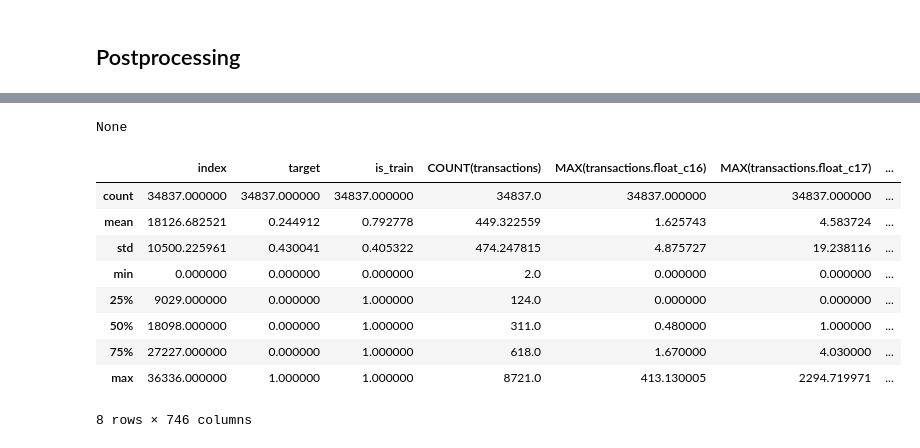
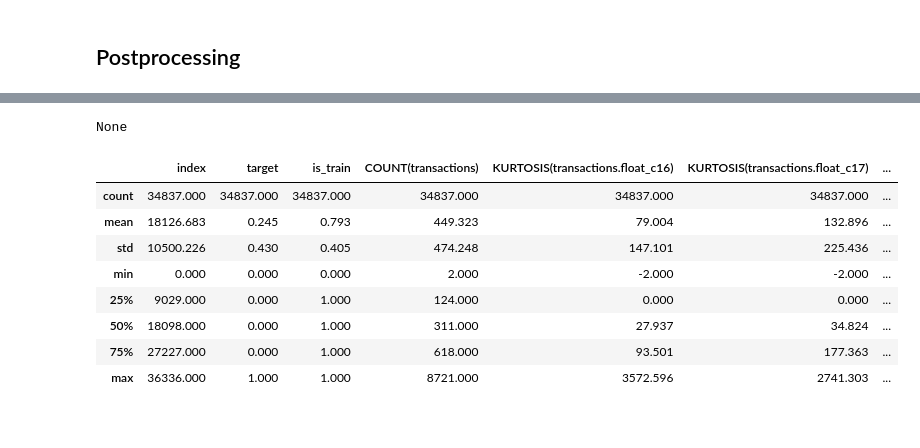
Before and after one commit to danproshyn/ff_internship, a Jupyter notebook: feature_engineering/feature_engineering_auto.ipynb, the cells around one changed output, grey strips where cells are left out. Drawn from its saved outputs; the diff is of its cells as text; code cells hidden in the pictures.

```diff
--- a/feature_engineering/feature_engineering_auto.ipynb
+++ b/feature_engineering/feature_engineering_auto.ipynb
@@ -350,7 +353,7 @@ primitive_options['mean']['include_columns'][df_name] += [
 
 # Numeric
 num_cols = ['float_c16', 'float_c17', 'float_c18', 'int_c19', 'float_c20', 'float_c21']
-for prim in ['mean', 'std', 'min', 'max', 'sum']:
+for prim in ['mean', 'std', 'skew', 'kurtosis', 'min', 'max', 'sum']:
     primitive_options[prim]['include_columns'][df_name] += num_cols
     # primitive_options[prim] = {'include_columns': {df_name: num_cols}}
 
@@ -372,6 +375,9 @@ interesting_values = {
     'cat_c2': [4, 14, 15],
     'cat_c3': [209, 303, 305, 314],
     'int_c19': [-1, 1],
+    'fl_c12': [True, False],
+    'fl_c13': [True, False],
+    'fl_c14': [True, False],
     'tran_date_is_weekend': [True, False],
 }
 es.add_interesting_values(dataframe_name=df_name, values=interesting_values)
@@ -390,7 +396,7 @@ primitive_options['mean']['include_columns'][df_name] += [
 
 # Numeric
 num_cols = ['float_c11', 'float_c12', 'float_c13', 'float_c14', 'float_c15', 'float_c16', 'float_c17']
-for prim in ['mean', 'std', 'min', 'max', 'sum']:
+for prim in ['mean', 'std', 'skew', 'kurtosis', 'min', 'max', 'sum']:
     primitive_options[prim]['include_columns'][df_name] += num_cols
 
 # Categorical
@@ -409,6 +415,8 @@ interesting_values = {
     'cat_c4': [1, 2],
     'cat_c6': [1, 2, 3],
     'cat_c9': [1, 2],
+    'cat_c8': [True, False],
+    'cat_c10': [True, False],
     'activity_date_is_weekend': [True, False],
 }
 es.add_interesting_values(dataframe_name=df_name, values=interesting_values)
@@ -457,7 +465,7 @@ feature_matrix, feature_defs = ft.dfs(
     trans_primitives=['day', 'month', 'weekday', 'is_weekend'],
     where_primitives=['mean', 'sum', 'count'],
     primitive_options=primitive_options,
-    max_depth=1,
+    max_depth=2,
     verbose=True,
     features_only=False,
     n_jobs=1,
@@ -493,8 +501,8 @@ feature_matrix_enc, features_enc = ft.encode_features(
         'MODE(comms.cat_c2)', 'MODE(comms.cat_c3)', 'MODE(comms.cat_c4)', 'MODE(comms.cat_c5)',  # communications
     ],
 )
-ft.save_features(features_enc, '../data/features/feature_definitions_v2.json')
-feature_matrix_enc.to_csv('../data/features/features_auto_v2_raw.csv', index=False)
+ft.save_features(features_enc, '../data/features/feature_definitions_v3.json')
+feature_matrix_enc.to_csv('../data/features/features_auto_v3_raw.csv', index=False)
 
 display(features_enc)
 display(feature_matrix_enc.head())
@@ -527,9 +535,10 @@ def prep_time_gaps(df, date_col, prefix):
 
     return df[['client_id', date_col, gap_col_name]]
 
-df_transactions_gap = prep_time_gaps(transactions_df, 'tran_date', 'tran_date')
-df_activities_gap = prep_time_gaps(activities_df, 'activity_date', 'activity_date')
-df_comms_gap  = prep_time_gaps(comms_df, 'contact_date', 'contact_date')
+df_transactions_ts = prep_time_gaps(transactions_df, 'tran_date', 'tran_date')
+df_transactions_ts['float_c18_diff'] = transactions_df.groupby('client_id')['float_c18'].diff().fillna(0)  # difference between transactions amount
+df_activities_ts = prep_time_gaps(activities_df, 'activity_date', 'activity_date')
+df_comms_ts  = prep_time_gaps(comms_df, 'contact_date', 'contact_date')
 
-display(df_transactions_gap.head(10))
+display(df_transactions_ts.head(10))
 # %% [output]
@@ -630,7 +656,12 @@ df = cyclical.fit_transform(df)
 # Fill  missing data
 cols_to_fill_with_mean = [
     c for c in df.columns
-    if (' WHERE ' in c and c.startswith('MEAN(')) or c.endswith('__skewness')
+    if (' WHERE ' in c and c.startswith('MEAN(')
+        or c.startswith('SKEW(')
+        or c.endswith('__skewness')
+        or c.endswith('__kurtosis')
+        or '__autocorrelation' in c
+        or '__fft_aggregated__aggtype' in c)
 ]
 ami = AddMissingIndicator(variables=cols_to_fill_with_mean)
 df = ami.fit_transform(df)
@@ -641,7 +672,7 @@ df = mmi.fit_transform(df)
 df = df.astype({col: 'int8' for col in df.select_dtypes(include=['bool']).columns})
 df = df.astype({col: 'Int8' for col in df.select_dtypes(include=['boolean']).columns})
 
-df.to_csv('../data/features/features_auto_v2.csv', index=False)
+df.to_csv('../data/features/features_auto_v3.csv', index=False)
 display(df.info(verbose=True, show_counts=True))
 display(df.describe())
 # %% [output]
@@ -665,11 +696,10 @@ memory usage: 183.3 MB
 None
-|  | index | target | is_train | COUNT(transactions) | MAX(transactions.float_c16) | MAX(transactions.float_c17) | ... |
-| count | 34837.000000 | 34837.000000 | 34837.000000 | 34837.0 | 34837.000000 | 34837.000000 | ... |
-| mean | 18126.682521 | 0.244912 | 0.792778 | 449.322559 | 1.625743 | 4.583724 | ... |
-| std | 10500.225961 | 0.430041 | 0.405322 | 474.247815 | 4.875727 | 19.238116 | ... |
-| min | 0.000000 | 0.000000 | 0.000000 | 2.0 | 0.000000 | 0.000000 | ... |
-| 25% | 9029.000000 | 0.000000 | 1.000000 | 124.0 | 0.000000 | 0.000000 | ... |
-| 50% | 18098.000000 | 0.000000 | 1.000000 | 311.0 | 0.480000 | 1.000000 | ... |
-| 75% | 27227.000000 | 0.000000 | 1.000000 | 618.0 | 1.670000 | 4.030000 | ... |
-| max | 36336.000000 | 1.000000 | 1.000000 | 8721.0 | 413.130005 | 2294.719971 | ... |
+|  | index | target | is_train | COUNT(transactions) | KURTOSIS(transactions.float_c16) | KURTOSIS(transactions.float_c17) | ... |
+| count | 34837.000 | 34837.000 | 34837.000 | 34837.000 | 34837.000 | 34837.000 | ... |
+| mean | 18126.683 | 0.245 | 0.793 | 449.323 | 79.004 | 132.896 | ... |
+| std | 10500.226 | 0.430 | 0.405 | 474.248 | 147.101 | 225.436 | ... |
+| min | 0.000 | 0.000 | 0.000 | 2.000 | -2.000 | -2.000 | ... |
+| 25% | 9029.000 | 0.000 | 1.000 | 124.000 | 0.000 | 0.000 | ... |
+| 50% | 18098.000 | 0.000 | 1.000 | 311.000 | 27.937 | 34.824 | ... |
+| 75% | 27227.000 | 0.000 | 1.000 | 618.000 | 93.501 | 177.363 | ... |
+| max | 36336.000 | 1.000 | 1.000 | 8721.000 | 3572.596 | 2741.303 | ... |
-8 rows × 746 columns
```
Also changed, not shown: parts of 8 cells of this notebook, 1 other file.
